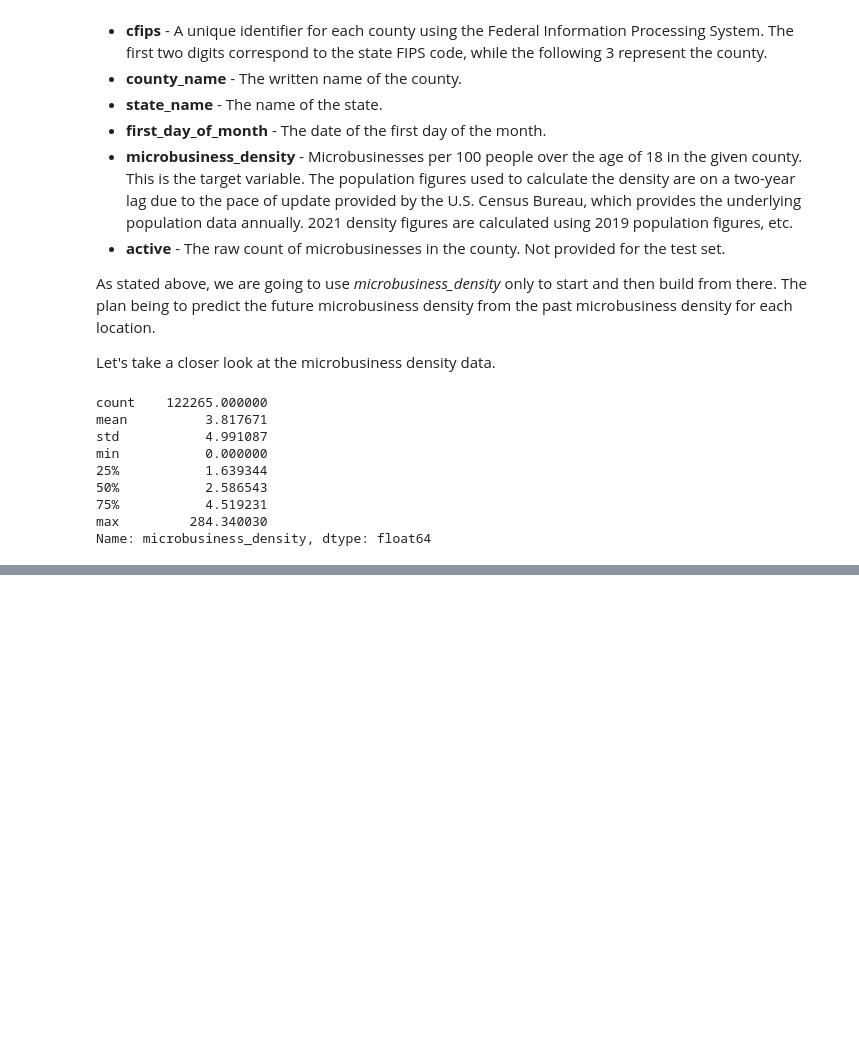
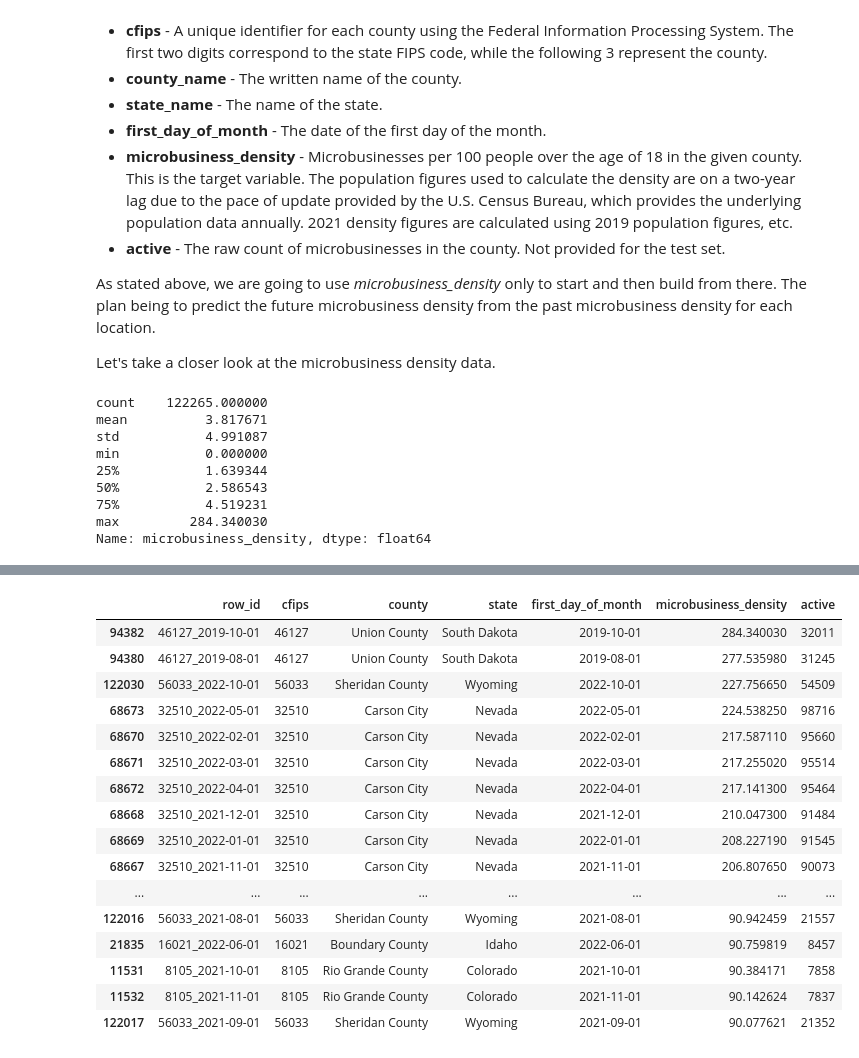
Before and after one commit to gperdrizet/kaggle_microbusiness, a Jupyter notebook: notebooks/02-data_exploration.ipynb, the cells around one changed output, grey strips where cells are left out. Saved outputs shown, nothing was run; the diff lists cells and outputs as text; code cells hidden in the pictures; blank space fills up the shorter version.

```diff
--- a/notebooks/02-data_exploration.ipynb
+++ b/notebooks/02-data_exploration.ipynb
@@ -77,0 +129,20 @@ plt.show()
+# %%
+training_df.nlargest(50, columns=['microbusiness_density'])
+# %% [output]
+|  | row_id | cfips | county | state | first_day_of_month | microbusiness_density | active |
+| 94382 | 46127_2019-10-01 | 46127 | Union County | South Dakota | 2019-10-01 | 284.340030 | 32011 |
+| 94380 | 46127_2019-08-01 | 46127 | Union County | South Dakota | 2019-08-01 | 277.535980 | 31245 |
+| 122030 | 56033_2022-10-01 | 56033 | Sheridan County | Wyoming | 2022-10-01 | 227.756650 | 54509 |
+| 68673 | 32510_2022-05-01 | 32510 | Carson City | Nevada | 2022-05-01 | 224.538250 | 98716 |
+| 68670 | 32510_2022-02-01 | 32510 | Carson City | Nevada | 2022-02-01 | 217.587110 | 95660 |
+| 68671 | 32510_2022-03-01 | 32510 | Carson City | Nevada | 2022-03-01 | 217.255020 | 95514 |
+| 68672 | 32510_2022-04-01 | 32510 | Carson City | Nevada | 2022-04-01 | 217.141300 | 95464 |
+| 68668 | 32510_2021-12-01 | 32510 | Carson City | Nevada | 2021-12-01 | 210.047300 | 91484 |
+| 68669 | 32510_2022-01-01 | 32510 | Carson City | Nevada | 2022-01-01 | 208.227190 | 91545 |
+| 68667 | 32510_2021-11-01 | 32510 | Carson City | Nevada | 2021-11-01 | 206.807650 | 90073 |
+| ... | ... | ... | ... | ... | ... | ... | ... |
+| 122016 | 56033_2021-08-01 | 56033 | Sheridan County | Wyoming | 2021-08-01 | 90.942459 | 21557 |
+| 21835 | 16021_2022-06-01 | 16021 | Boundary County | Idaho | 2022-06-01 | 90.759819 | 8457 |
+| 11531 | 8105_2021-10-01 | 8105 | Rio Grande County | Colorado | 2021-10-01 | 90.384171 | 7858 |
+| 11532 | 8105_2021-11-01 | 8105 | Rio Grande County | Colorado | 2021-11-01 | 90.142624 | 7837 |
+| 122017 | 56033_2021-09-01 | 56033 | Sheridan County | Wyoming | 2021-09-01 | 90.077621 | 21352 |
```
Also changed, not shown: parts of 10 cells of this notebook.
